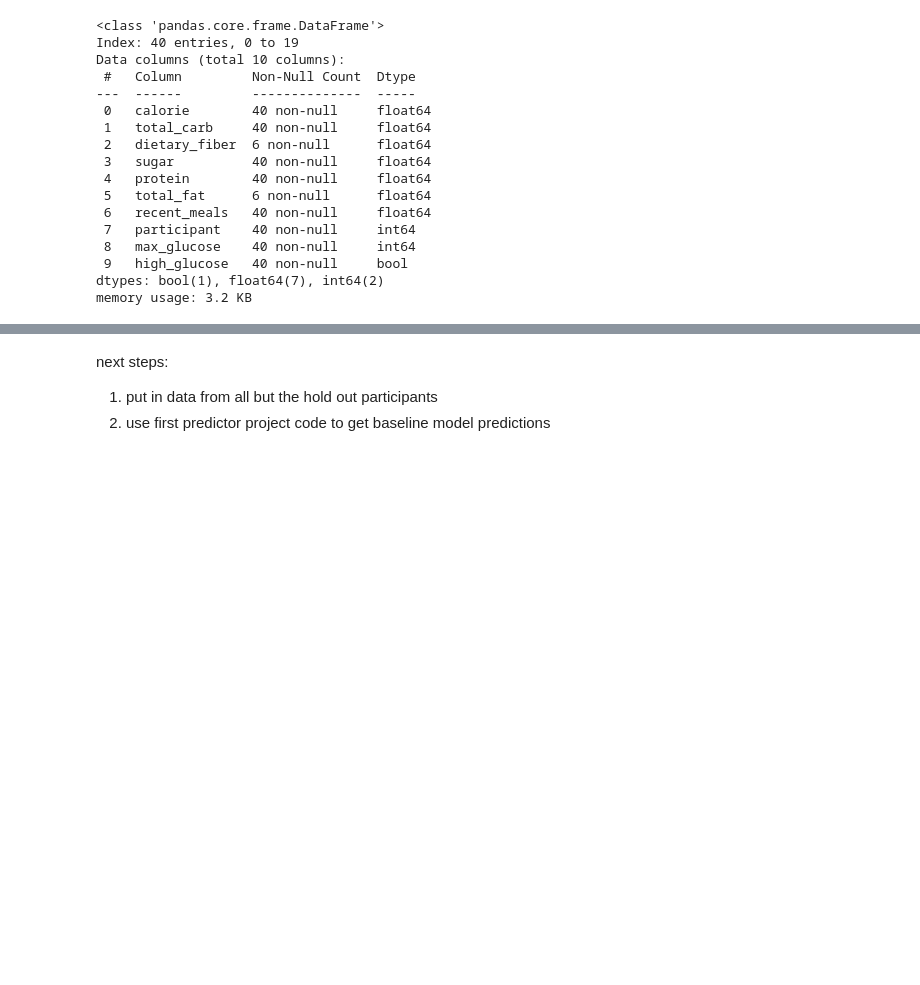
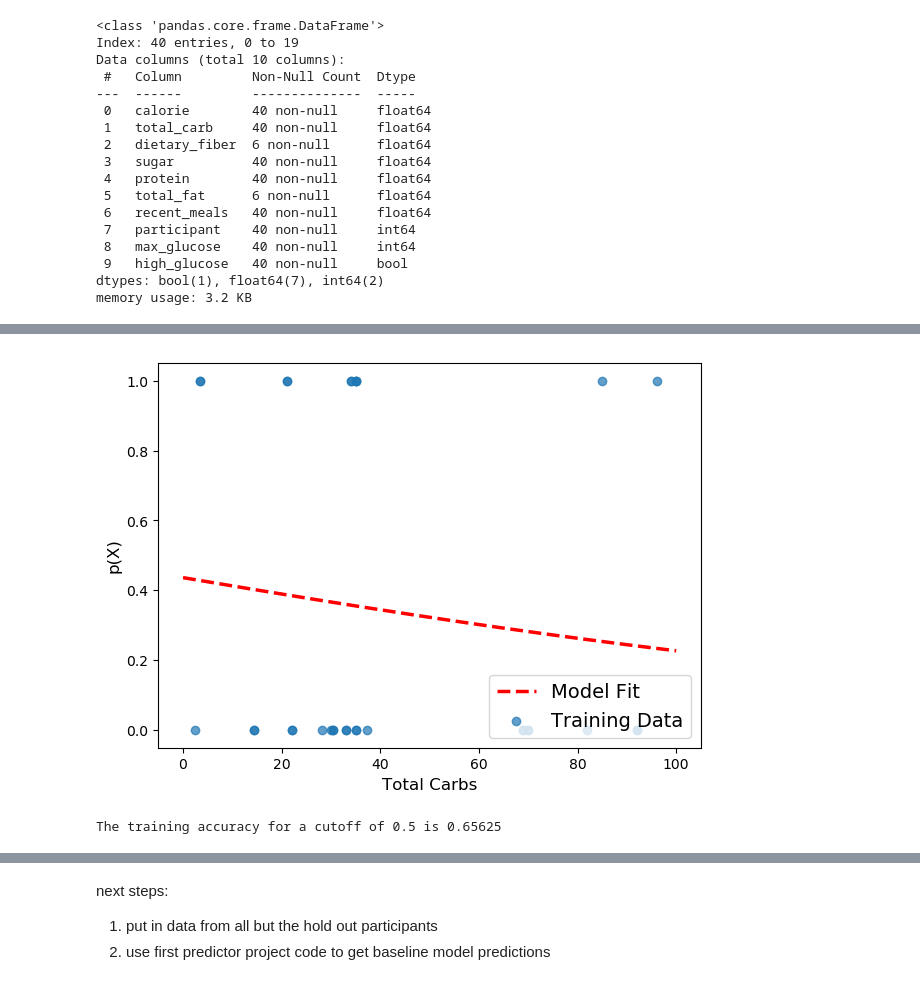
Before and after one commit to NoahGillespie/CGM, a Jupyter notebook: model/baseline.ipynb, the cells around one changed output, grey strips where cells are left out. Cells and saved outputs as stored; diff of their text form; code cells hidden in the pictures; blank space fills up the shorter version.

```diff
--- a/model/baseline.ipynb
+++ b/model/baseline.ipynb
@@ -240,0 +94,8 @@ LogisticRegression(penalty=None)
+# %%
+## make model object
+## Remember to include penalty=None when calling LogisticRegression
+log_reg = LogisticRegression(penalty=None)
+
+## fit the model
+log_reg.fit(X_train.reshape(-1,1),
+            y_train)
@@ -240,0 +132,34 @@ LogisticRegression(penalty=None)
+# %%
+# Plot figure
+plt.figure(figsize = (7,5))
+
+# With classifications we have a new method
+# predict_proba which returns the probability
+# that an observation is a certain class.
+plt.plot(np.linspace(0,100,1000),
+            log_reg.predict_proba(np.linspace(0,100,1000).reshape(-1,1))[:,1],
+            'r--',linewidth=2.5,label = "Model Fit")
+plt.scatter(X_train,y_train,label = 'Training Data',alpha=.7)
+plt.legend(fontsize = 14,loc = 4)
+plt.xlabel("Total Carbs",fontsize = 12)
+plt.ylabel("p(X)",fontsize=12)
+
+plt.show()
+# %% [output]
+[figure, added]
+# %%
+## set the cutoff
+cutoff = .5
+
+## store the predicted probabilities
+y_prob = log_reg.predict_proba(X_train.reshape(-1,1))[:,1]
+
+## assign the value based on the cutoff
+y_train_pred = 1*(y_prob >= cutoff)
+
+## print the accuracy
+## input the accuracy after "is",
+print("The training accuracy for a cutoff of",cutoff,
+      "is", np.sum(y_train_pred == y_train)/len(y_train))
+# %% [output]
+The training accuracy for a cutoff of 0.5 is 0.65625
```
Also changed, not shown: parts of 19 cells of this notebook.
